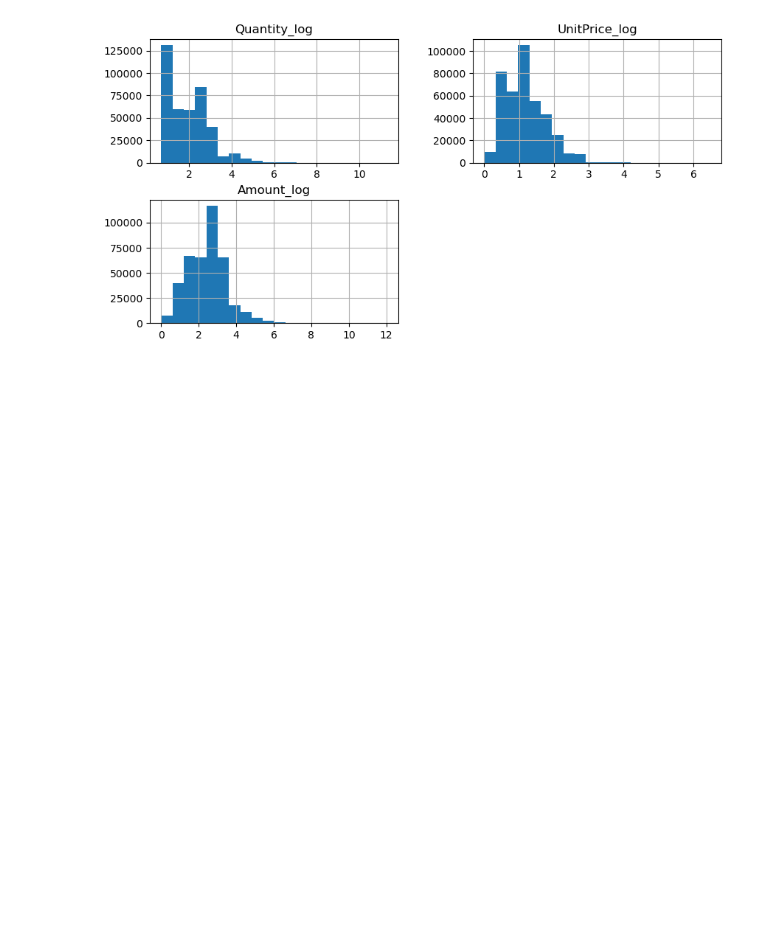
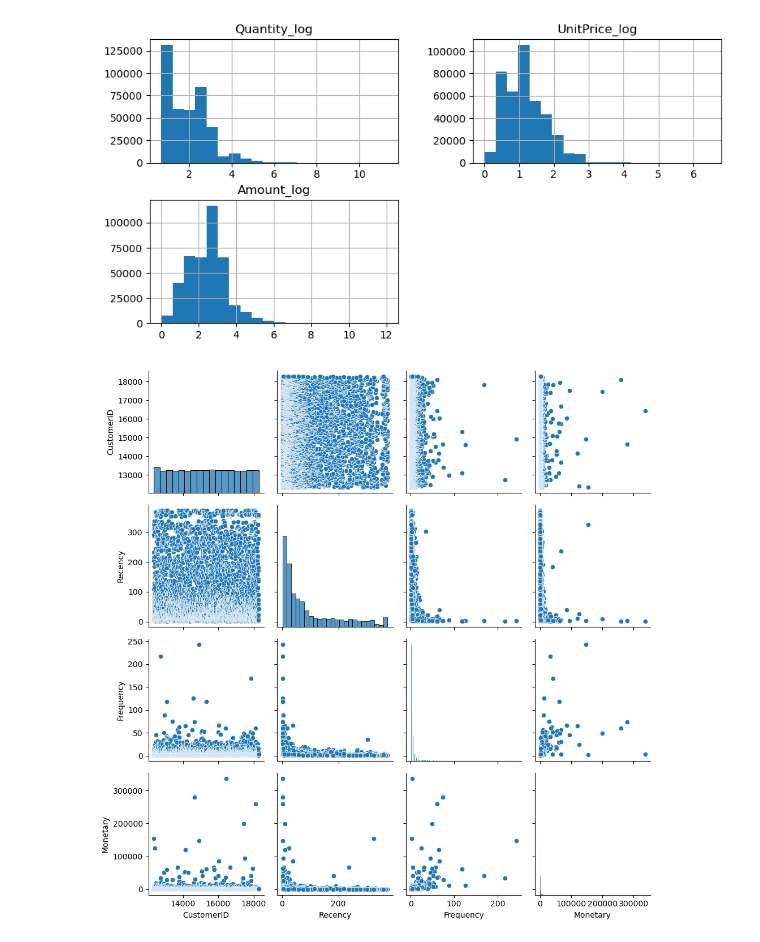
Before and after one commit to jwharmeriv/Customer_Segmentation_Project, a Jupyter notebook: notebooks/Capstone_3_Data_Preprocessing_EDA.ipynb, the cells around one changed output. Saved outputs shown, nothing was run; the diff lists cells and outputs as text; code cells hidden in the pictures; blank space fills up the shorter version.

```diff
--- a/notebooks/Capstone_3_Data_Preprocessing_EDA.ipynb
+++ b/notebooks/Capstone_3_Data_Preprocessing_EDA.ipynb
@@ -337,3 +338,13 @@ array([[<Axes: title={'center': 'Quantity_log'}>,
         <Axes: title={'center': 'UnitPrice_log'}>],
        [<Axes: title={'center': 'Amount_log'}>, <Axes: >]], dtype=object)
 [figure]
+# %%
+# Pairplot to understand relationships between 'Recency', 'Frequency', and 'Monetary' (Amount).
+# Create the pairplot
+pairplot = sns.pairplot(rfm_df)
+
+# Manually adjust the layout to prevent the warning
+plt.tight_layout()
+plt.show()
+# %% [output]
+[figure, added]
```
Also changed, not shown: parts of 6 cells of this notebook.
